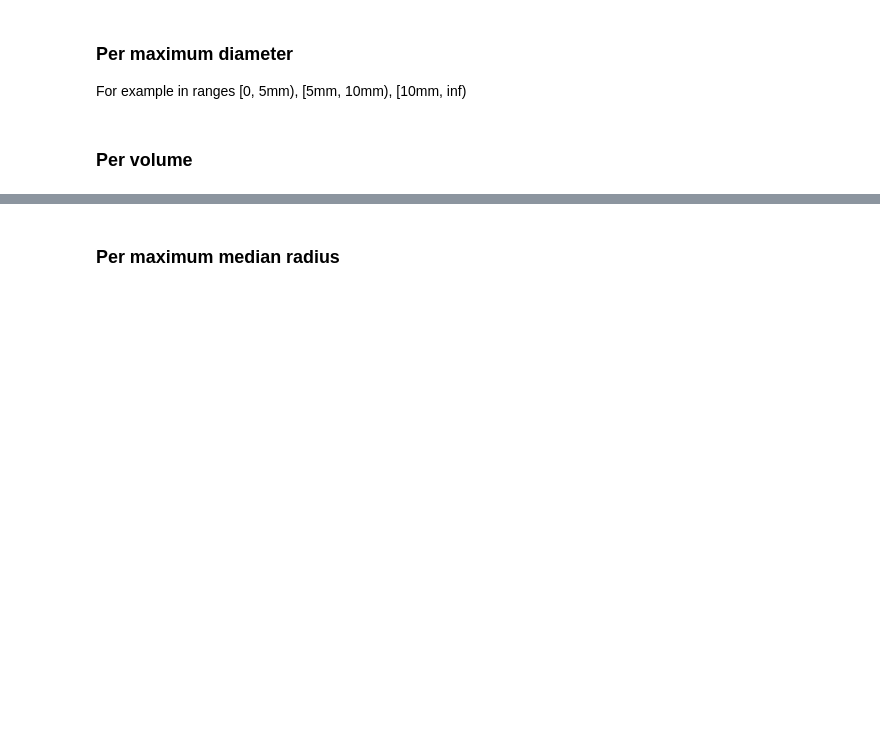
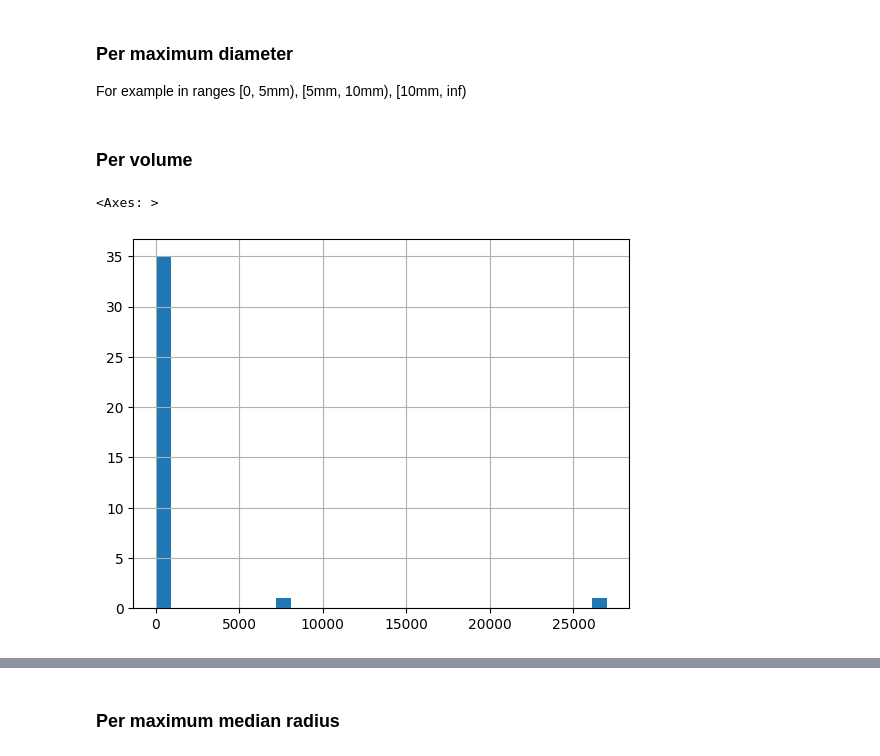
Before and after one commit to JdbermeoUZH/MastersThesisUIASegmentation, a Jupyter notebook: notebooks/Laussane/01-dataset-description/01-EDA on UIAs.ipynb, the cells around one changed output, grey strips where cells are left out. Saved outputs shown, nothing was run; the diff lists cells and outputs as text; code cells hidden in the pictures; blank space fills up the shorter version.

Commit message:
added resampling bash script and extracted basic information from the ADAM dataset

```diff
--- a/notebooks/Laussane/01-dataset-description/01-EDA on UIAs.ipynb
+++ b/notebooks/Laussane/01-dataset-description/01-EDA on UIAs.ipynb
@@ -115,6 +116,8 @@ basic_desc_df
 basic_desc_df = pd.DataFrame(basic_desc).set_index('img_name')
 basic_desc_df['total_fov'] = basic_desc_df[['y_fov', 'x_fov', 'z_fov']].agg(np.multiply.reduce, axis=1)
 basic_desc_df.to_csv('basic_info_Laussane_dataset.csv')
+# %%
+basic_desc_df = pd.read_csv('basic_info_Laussane_dataset.csv', index_col='img_name')
 # %% [markdown]
 ### What is the distribution of resolutions of the scans
 # %%
@@ -165,3 +168,8 @@ array([652, 768, 168], dtype=int16)
 For example in ranges [0, 5mm), [5mm, 10mm), [10mm, inf)
 # %% [markdown]
 ### Per volume
+# %%
+basic_desc_df.aneurysm_volume.hist(bins=30)
+# %% [output]
+<Axes: >
+[figure, added]
```
Also changed, not shown: parts of 3 cells of this notebook, 7 other files.
